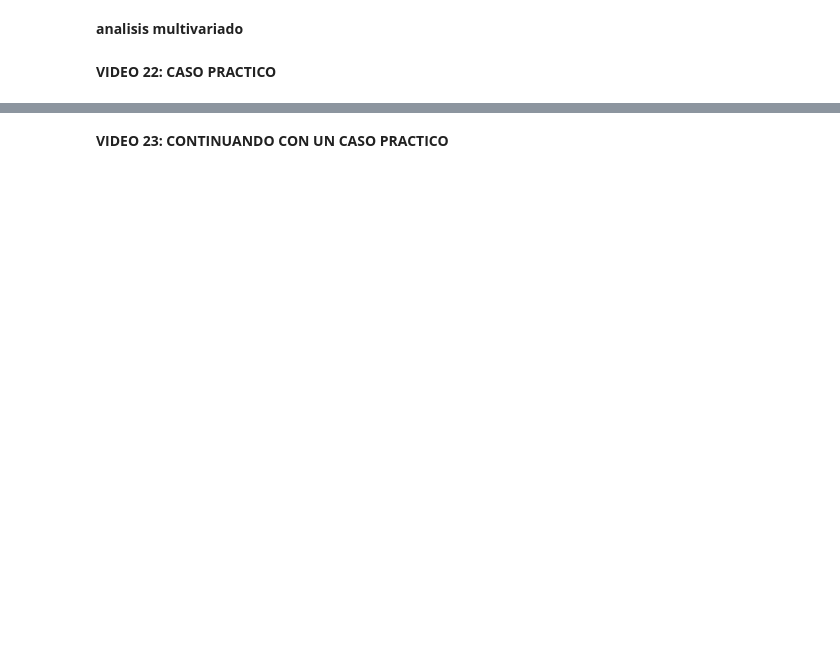
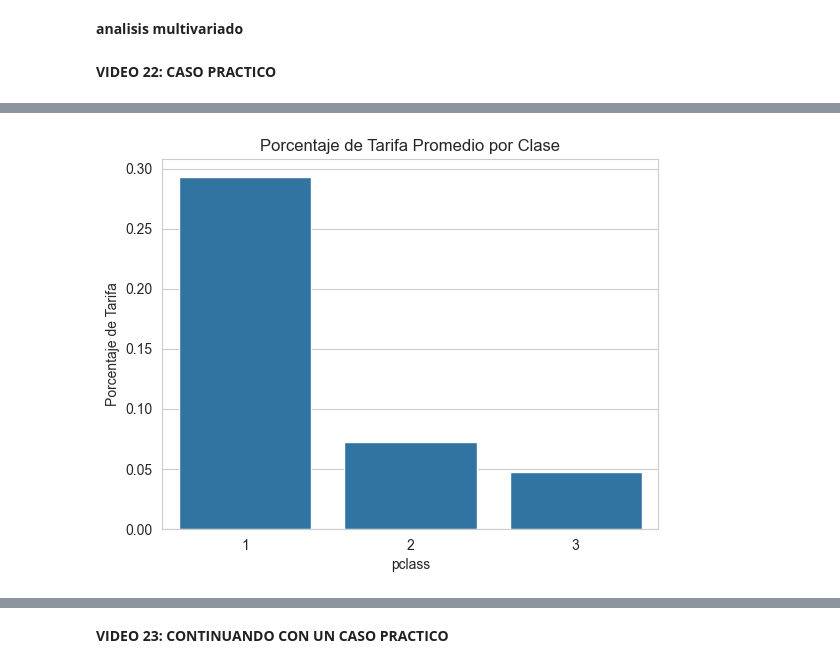
Before and after one commit to jcm78411/data-analisys, a Jupyter notebook: 6.data_analisys.ipynb, the cells around one changed output, grey strips where cells are left out. Cells and saved outputs as stored; diff of their text form; code cells hidden in the pictures; blank space fills up the shorter version.

Commit message:
:sparkles: :chart_with_upwards_trend: :truck:  add new features, course complete!

```diff
--- a/6.data_analisys.ipynb
+++ b/6.data_analisys.ipynb
@@ -11,5 +11,5 @@ import matplotlib.pyplot as plt
 sns.set_style("whitegrid")
 # df = pd.read_csv("https://raw.githubusercontent.com/mwaskom/seaborn-data/master/titanic.csv")
 # %%
-df = pd.read_csv("titanic.csv")
+df = pd.read_csv("data/titanic.csv")
 df.head(5)
@@ -80,0 +145,4 @@ plt.show()
+# %%
+# calcula el porcentaje de tarifa pagada respecto al total
+df['fare_percentage'] = df['fare'] / df['fare'].sum() * 100
+df
@@ -80,0 +163,8 @@ plt.show()
+# %%
+#grafico de barras de porcentaje de tarifa promedio por clase
+sns.barplot(x='pclass', y='fare_percentage', data=df, errorbar=None)
+plt.title('Porcentaje de Tarifa Promedio por Clase')
+plt.ylabel('Porcentaje de Tarifa')
+plt.show()
+# %% [output]
+[figure, added]
```
Also changed, not shown: parts of 21 cells of this notebook, 20 other files.
